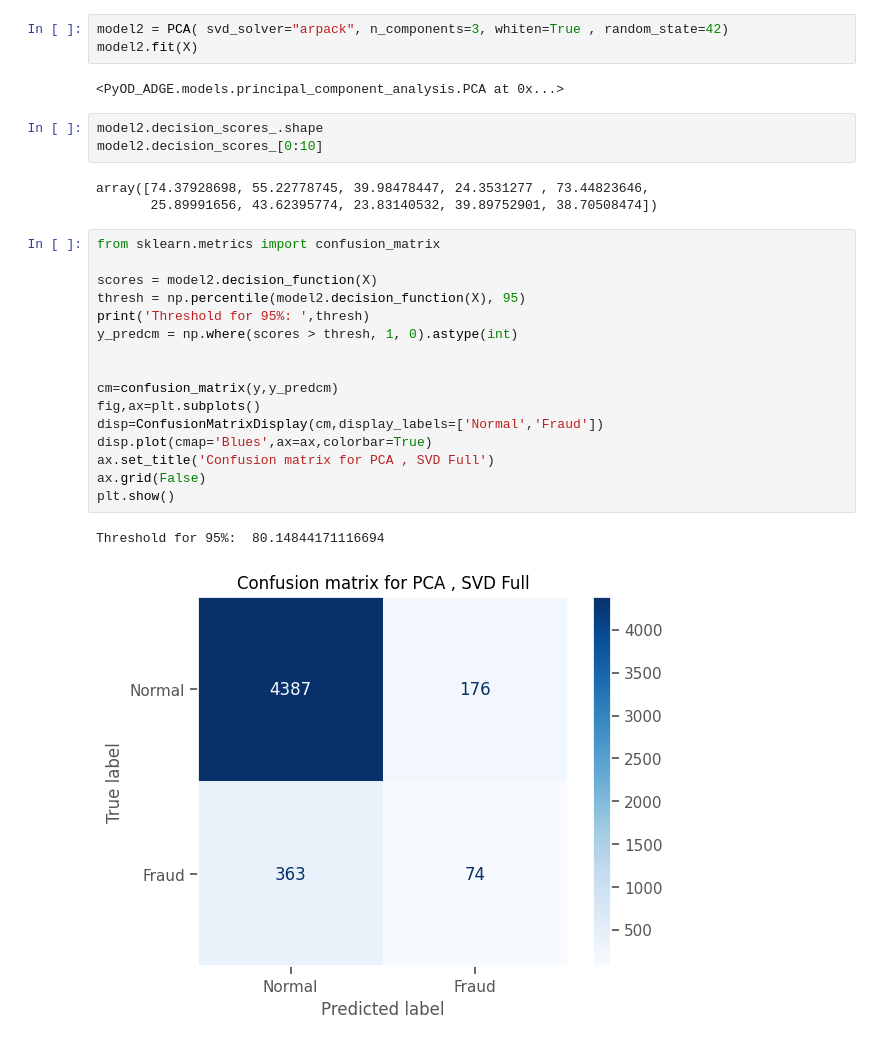
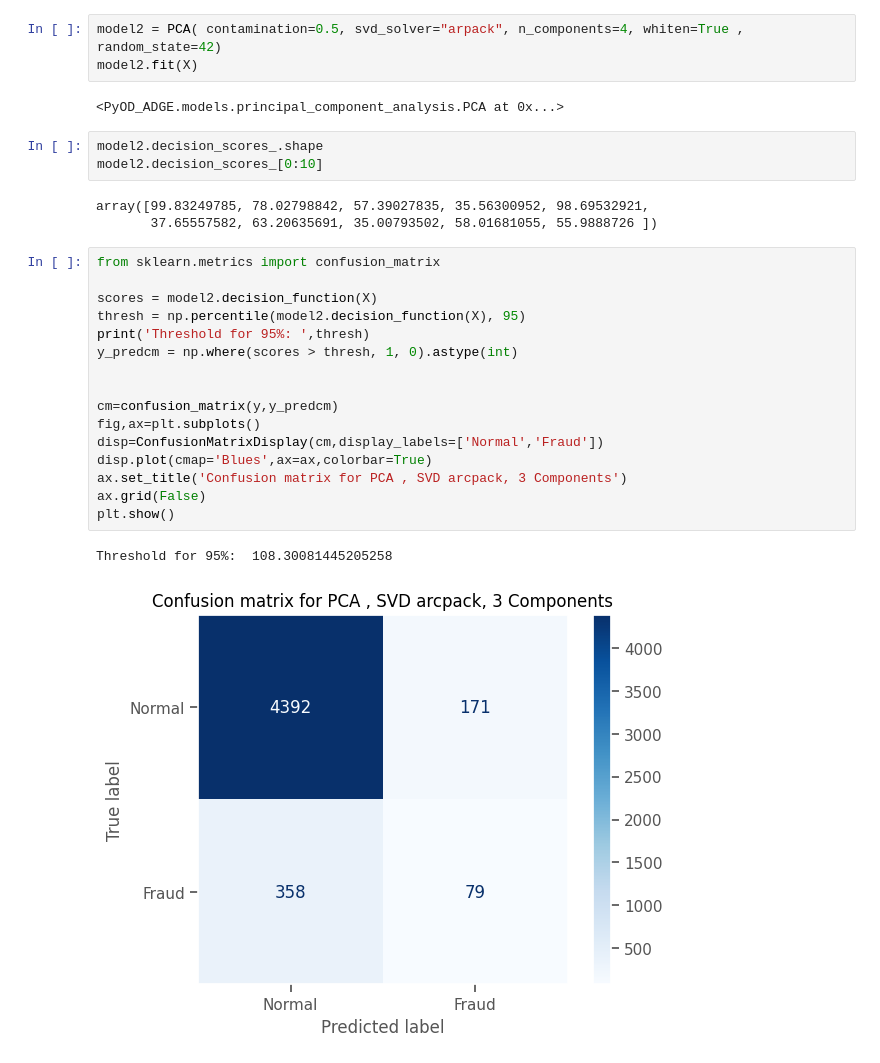
Before and after one commit to Jonkkeyler333/PyOD_ADGE, a Jupyter notebook: notebooks/pca.ipynb, the cells around one changed output. Drawn from its saved outputs; the diff is of its cells as text.

```diff
--- a/notebooks/pca.ipynb
+++ b/notebooks/pca.ipynb
@@ -99,5 +137,5 @@ Threshold for 95%:  52.13923003105487
 # %%
-model2 = PCA( svd_solver="arpack", n_components=3, whiten=True , random_state=42)
+model2 = PCA( contamination=0.5, svd_solver="arpack", n_components=4, whiten=True , random_state=42)
 model2.fit(X)
 # %% [output]
 <PyOD_ADGE.models.principal_component_analysis.PCA at 0x...>
@@ -105,24 +143,24 @@ model2.fit(X)
 model2.decision_scores_.shape
 model2.decision_scores_[0:10]
 # %% [output]
-array([74.37928698, 55.22778745, 39.98478447, 24.3531277 , 73.44823646,
-       25.89991656, 43.62395774, 23.83140532, 39.89752901, 38.70508474])
+array([99.83249785, 78.02798842, 57.39027835, 35.56300952, 98.69532921,
+       37.65557582, 63.20635691, 35.00793502, 58.01681055, 55.9888726 ])
 # %%
 from sklearn.metrics import confusion_matrix
 
 scores = model2.decision_function(X)
 thresh = np.percentile(model2.decision_function(X), 95)
 print('Threshold for 95%: ',thresh)
 y_predcm = np.where(scores > thresh, 1, 0).astype(int)
 
 
 cm=confusion_matrix(y,y_predcm)
 fig,ax=plt.subplots()
 disp=ConfusionMatrixDisplay(cm,display_labels=['Normal','Fraud'])
 disp.plot(cmap='Blues',ax=ax,colorbar=True)
-ax.set_title('Confusion matrix for PCA , SVD Full')
+ax.set_title('Confusion matrix for PCA , SVD arcpack, 3 Components')
 ax.grid(False)
 plt.show()
 # %% [output]
-Threshold for 95%:  80.14844171116694
+Threshold for 95%:  108.30081445205258
-[figure, old version]
+[figure, new version]
```
Also changed, not shown: parts of 19 cells of this notebook.
